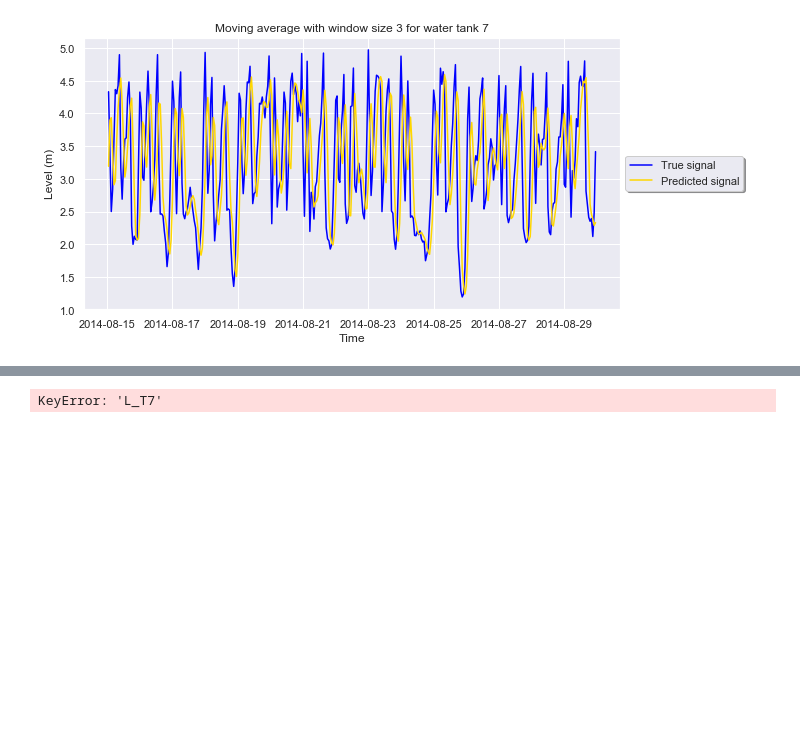
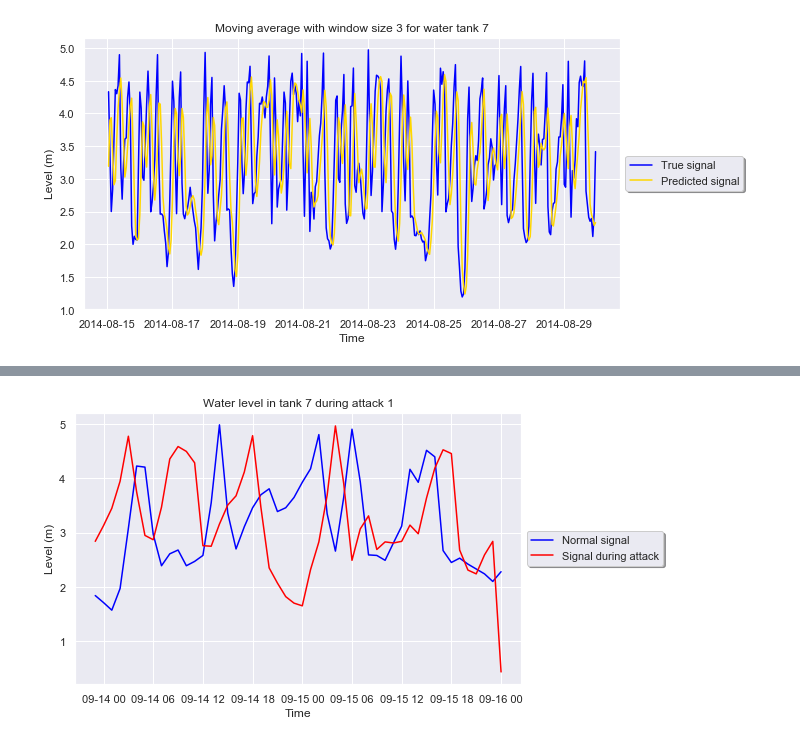
Before and after one commit to simionAndrei/CyberAnomDetect2, a Jupyter notebook: Exploratory Analysis.ipynb, the cells around one changed output, grey strips where cells are left out. Drawn from its saved outputs; the diff is of its cells as text; code cells hidden in the pictures; blank space fills up the shorter version.

Commit message:
Add explore attack 1 code

```diff
--- a/Exploratory Analysis.ipynb
+++ b/Exploratory Analysis.ipynb
@@ -110,10 +110,11 @@ mavg_model.plot_prediction(start_time = '2014-08-15 00', stop_time = '2014-08-30
 # %% [output]
 [figure]
 # %%
+dateparse = lambda x: pd.datetime.strptime(x, '%d/%m/%y %H')
 optim_filename = logger.config_dict['OPTIM_FILE']
 logger.log("Start reading optimization file {}...".format(optim_filename))
-df_optim = pd.read_csv(logger.get_data_file(optim_filename), parse_dates = ['DATETIME'],
-                       date_parser = dateparse, index_col = 'DATETIME')
+df_optim = pd.read_csv(logger.get_data_file(optim_filename), skipinitialspace = True,
+                       parse_dates = ['DATETIME'], date_parser = dateparse, index_col = 'DATETIME')
 df_optim.sort_index(inplace = True)
-logger.log("Finish reading training file", show_time = True)
+logger.log("Finish reading optimization file", show_time = True)
 # %% [output]
@@ -136,4 +131,6 @@ df_slice = df_optim.loc[attack1['Start_time']:attack1['End_time']]
-# %%
-plt.plot(df_slice.index, df_optim['L_T7'])
-# %% [output]
-KeyError: 'L_T7'
+# %%
+visualize_attack(df_slice.index, normal_values = df_optim.loc['2016-07-13 23':'2016-07-16 00']['L_T7'],
+                attack_values = df_slice['L_T7'], title = "Water level in tank 7 during attack 1",
+                axis_label = "Level (m)", filename = "attack1_t7.png", logger = logger)
+# %% [output]
+[figure, added]
```
Also changed, not shown: parts of 10 cells of this notebook, 1 other file.
